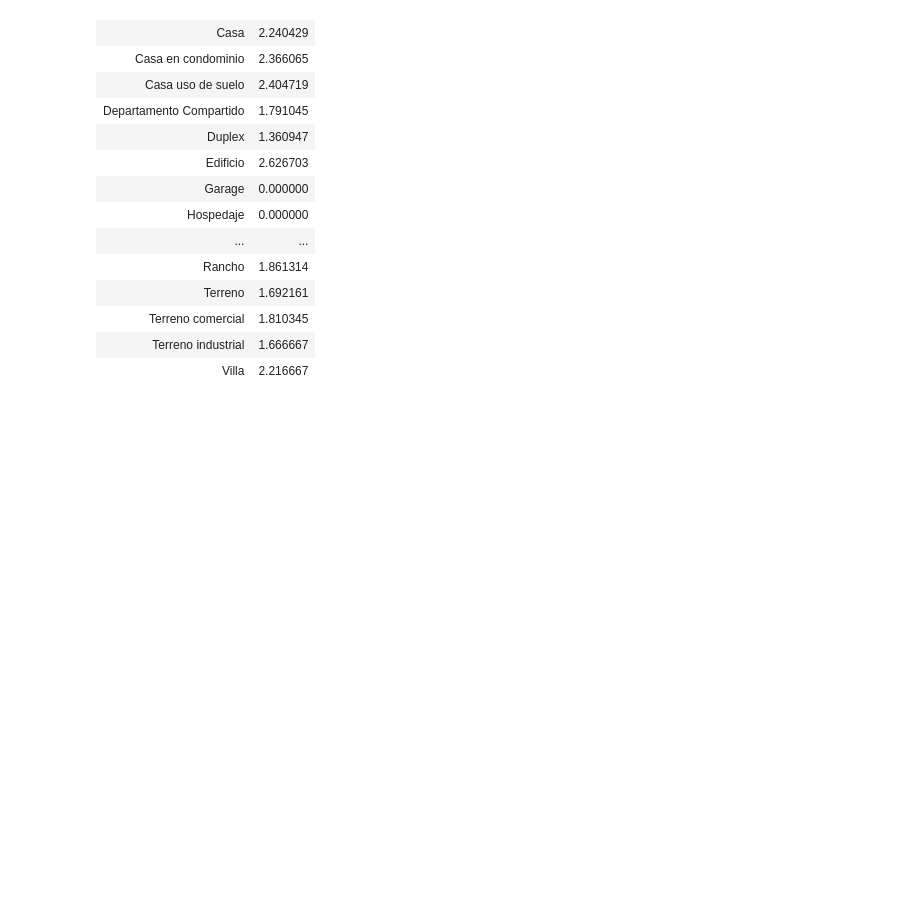
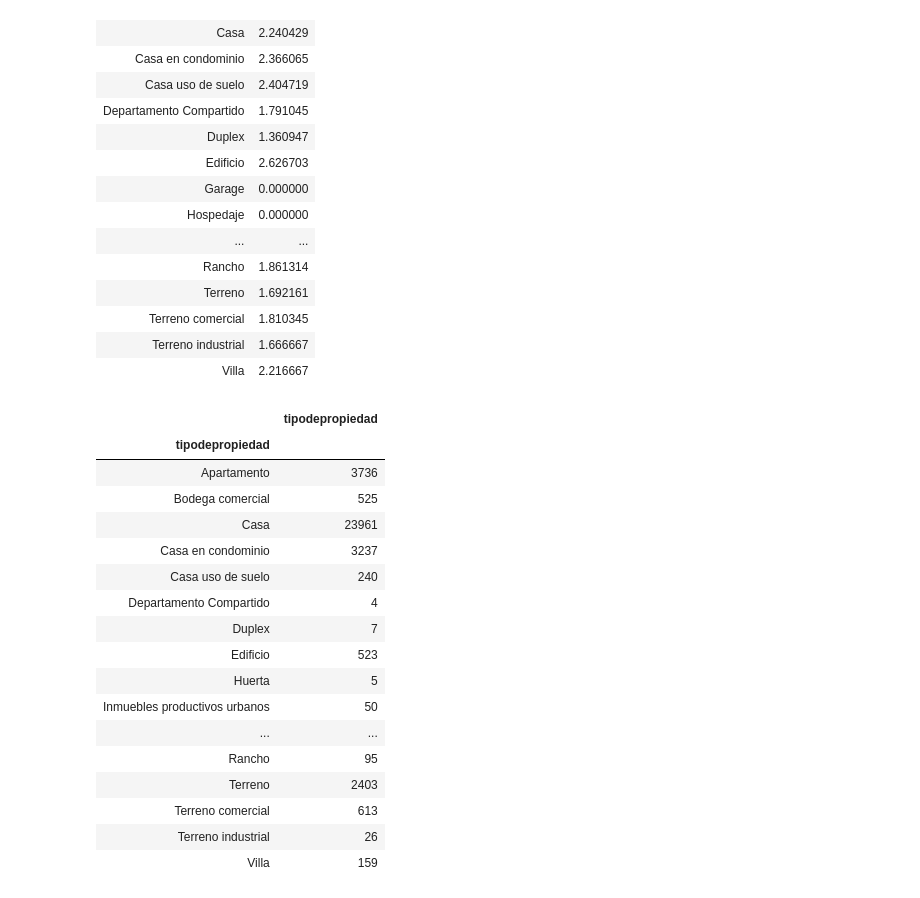
Before and after one commit to camilaserra5/7506-organizacion-de-datos, a Jupyter notebook: Limpiando Valores no númericos.ipynb, the cells around one changed output. Cells and saved outputs as stored; diff of their text form; code cells hidden in the pictures; blank space fills up the shorter version.

Commit message:
Agrego mismo tratamiento para garages y convierto en int32 ambas columnas

```diff
--- a/Limpiando Valores no númericos.ipynb
+++ b/Limpiando Valores no númericos.ipynb
@@ -204,0 +202,23 @@ df.groupby('tipodepropiedad').agg({'banos': 'mean'})
+# %%
+sininfogarage = df[df['garages'].isnull() == True]
+tiposdepropsininfogarage = sininfogarage.groupby('tipodepropiedad').agg({'tipodepropiedad': 'count'})
+tiposdepropsininfogarage#.sum()
+# %% [output]
+|  | tipodepropiedad |
+| tipodepropiedad |  |
+| Apartamento | 3736 |
+| Bodega comercial | 525 |
+| Casa | 23961 |
+| Casa en condominio | 3237 |
+| Casa uso de suelo | 240 |
+| Departamento Compartido | 4 |
+| Duplex | 7 |
+| Edificio | 523 |
+| Huerta | 5 |
+| Inmuebles productivos urbanos | 50 |
+| ... | ... |
+| Rancho | 95 |
+| Terreno | 2403 |
+| Terreno comercial | 613 |
+| Terreno industrial | 26 |
+| Villa | 159 |
```
Also changed, not shown: parts of 6 cells of this notebook.
